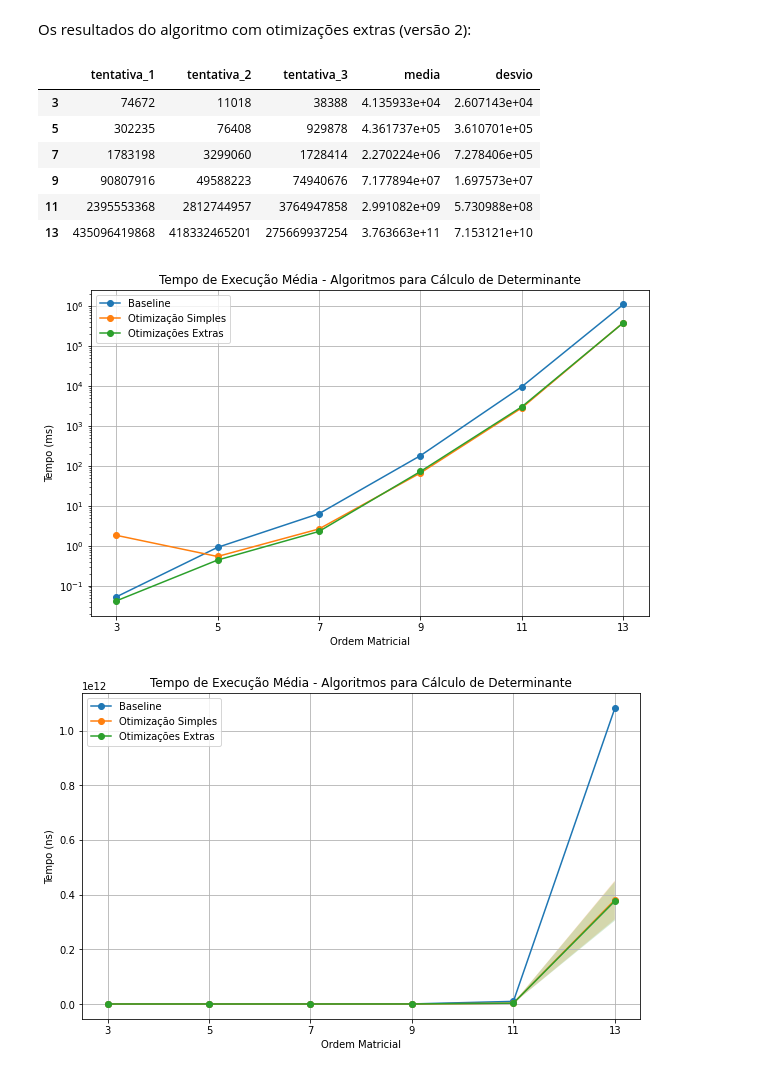
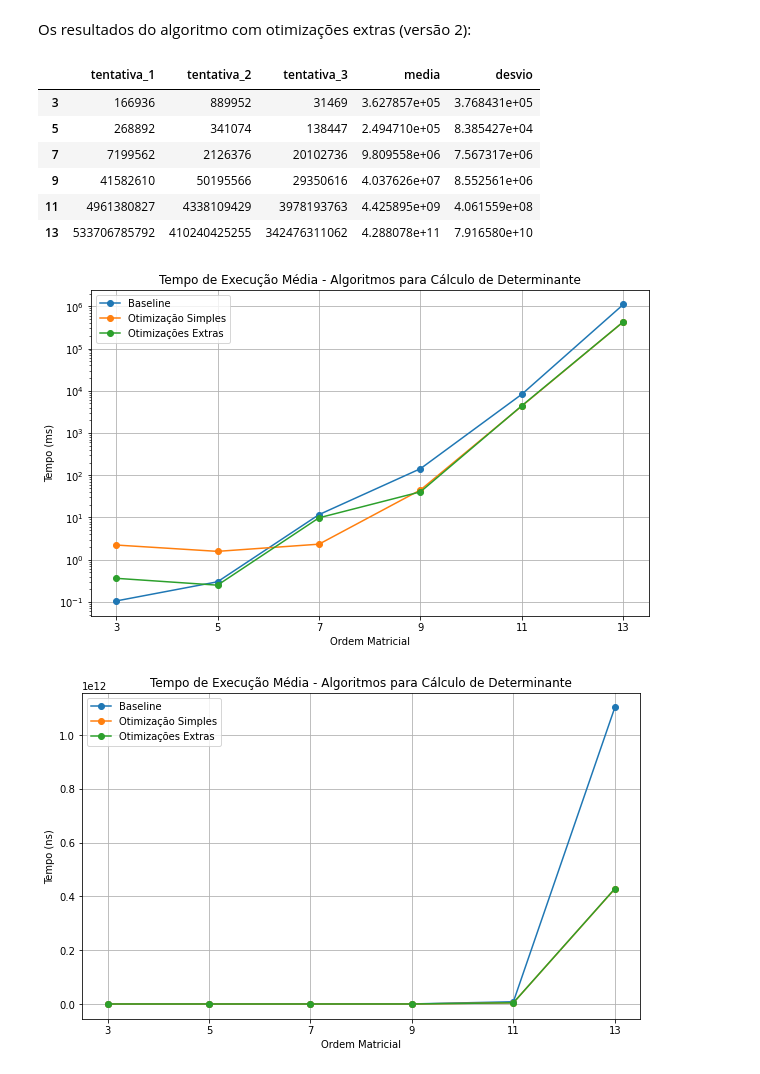
Before and after one commit to andregirao05/trabalho_pratico_IP, a Jupyter notebook: graficos.ipynb, the cells around one changed output. Saved outputs shown, nothing was run; the diff lists cells and outputs as text; code cells hidden in the pictures.

```diff
--- a/graficos.ipynb
+++ b/graficos.ipynb
@@ -20,13 +20,13 @@ HEADER = ['tentativa_1', 'tentativa_2', 'tentativa_3']
 INDEX = [3, 5, 7, 9, 11, 13]
 
 # Bases de dados extraídas dos arquivos de saída de cada algoritmo
-baseline_times = pd.read_csv('saida_baseline.txt', sep=' ', lineterminator='\n', names=HEADER, index_col=False)
+baseline_times = pd.read_csv('saida_baseline_em_ns.txt', sep=' ', lineterminator='\n', names=HEADER, index_col=False)
 baseline_times.index = INDEX
 
-v1_optimization_times = pd.read_csv('saida_otimizacao_v1.txt', sep=' ', lineterminator='\n', names=HEADER, index_col=False)
+v1_optimization_times = pd.read_csv('saida_otimizacao_v1_em_ns.txt', sep=' ', lineterminator='\n', names=HEADER, index_col=False)
 v1_optimization_times.index = INDEX
 
-v2_optimization_times = pd.read_csv('saida_otimizacao_v2.txt', sep=' ', lineterminator='\n', names=HEADER, index_col=False)
+v2_optimization_times = pd.read_csv('saida_otimizacao_v2_em_ns.txt', sep=' ', lineterminator='\n', names=HEADER, index_col=False)
 v2_optimization_times.index = INDEX
 # %% [markdown]
 ## Visualizando os dados
@@ -80,12 +80,12 @@ Os resultados do algoritmo com otimizações extras (versão 2):
 v2_optimization_times
 # %% [output]
 |  | tentativa_1 | tentativa_2 | tentativa_3 | media | desvio |
-| 3 | 74672 | 11018 | 38388 | 4.135933e+04 | 2.607143e+04 |
-| 5 | 302235 | 76408 | 929878 | 4.361737e+05 | 3.610701e+05 |
-| 7 | 1783198 | 3299060 | 1728414 | 2.270224e+06 | 7.278406e+05 |
-| 9 | 90807916 | 49588223 | 74940676 | 7.177894e+07 | 1.697573e+07 |
-| 11 | 2395553368 | 2812744957 | 3764947858 | 2.991082e+09 | 5.730988e+08 |
-| 13 | 435096419868 | 418332465201 | 275669937254 | 3.763663e+11 | 7.153121e+10 |
+| 3 | 166936 | 889952 | 31469 | 3.627857e+05 | 3.768431e+05 |
+| 5 | 268892 | 341074 | 138447 | 2.494710e+05 | 8.385427e+04 |
+| 7 | 7199562 | 2126376 | 20102736 | 9.809558e+06 | 7.567317e+06 |
+| 9 | 41582610 | 50195566 | 29350616 | 4.037626e+07 | 8.552561e+06 |
+| 11 | 4961380827 | 4338109429 | 3978193763 | 4.425895e+09 | 4.061559e+08 |
+| 13 | 533706785792 | 410240425255 | 342476311062 | 4.288078e+11 | 7.916580e+10 |
 # %%
 import matplotlib.pyplot as plt
 # %%
@@ -130,14 +130,14 @@ showResults(
     show_in_ms=True
 )
 # %% [output]
-[figure, old version]
+[figure, new version]
 # %%
 showResults(
     datasets=[baseline_times, v1_optimization_times, v2_optimization_times],
     labels=['Baseline', 'Otimização Simples', 'Otimizações Extras'],
     log=False,
-    show_std=True,
+    show_std=False,
     show_in_ms=False
 )
 # %% [output]
-[figure, old version]
+[figure, new version]
```
Also changed, not shown: parts of 2 cells of this notebook, 13 other files.
